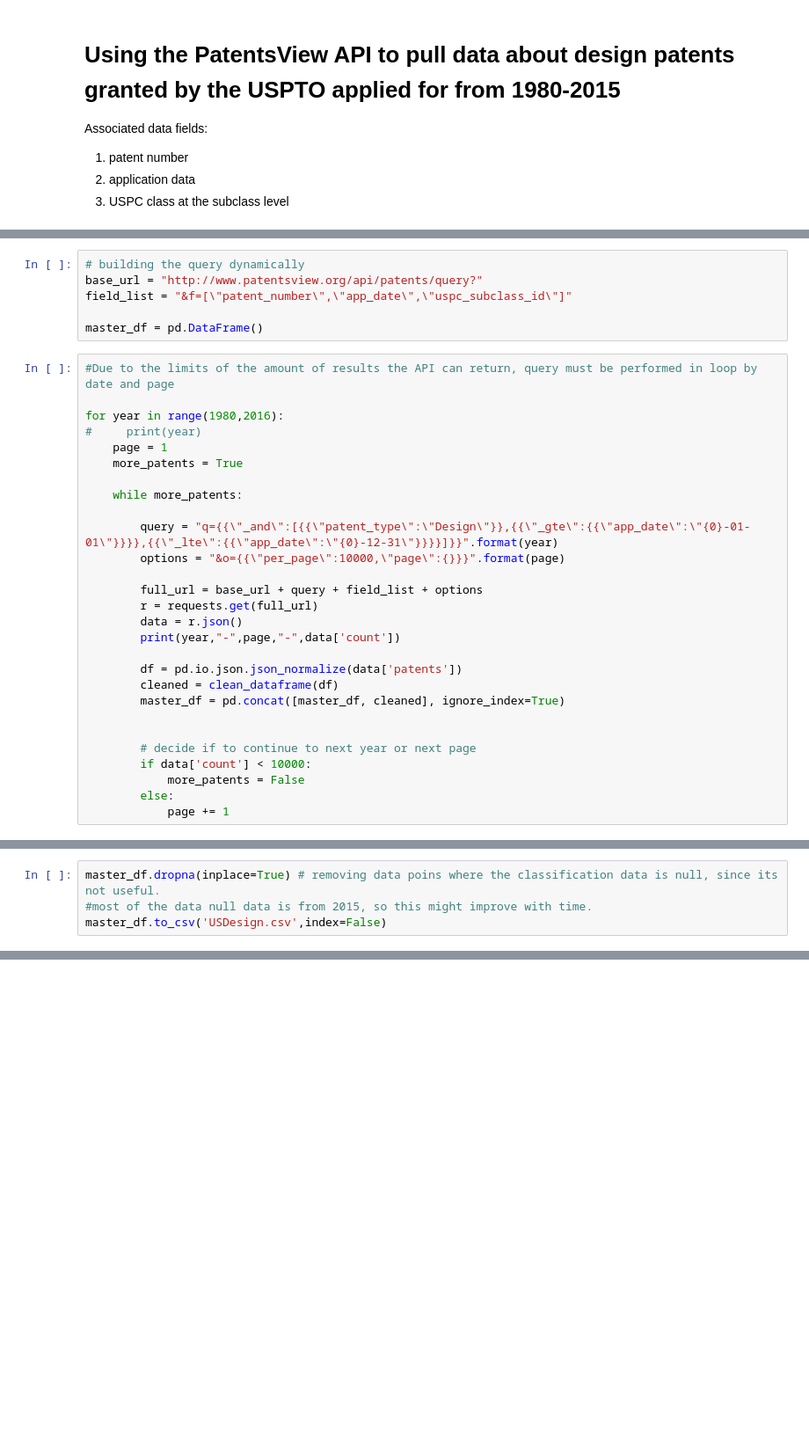
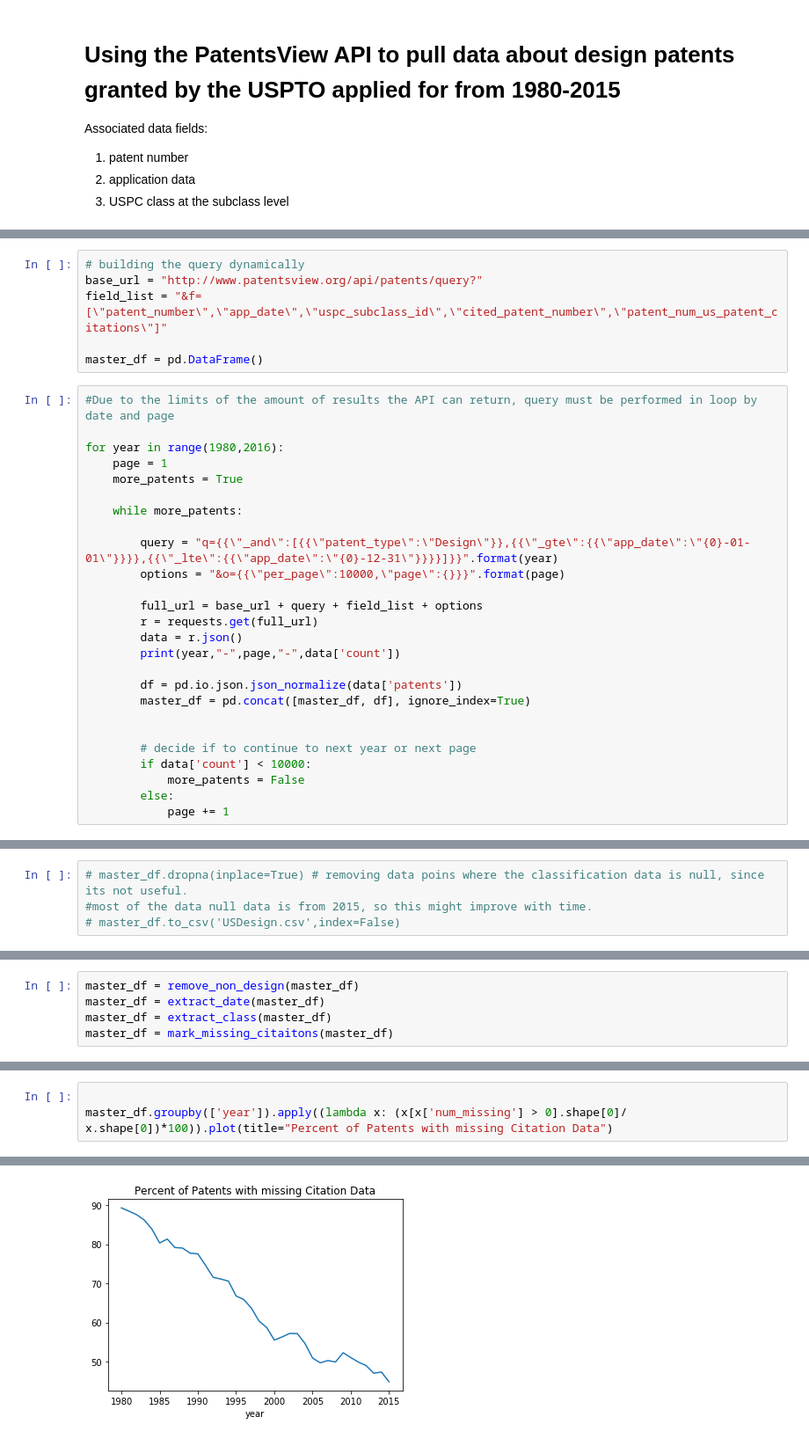
Before and after one commit to TieraLee/patents, a Jupyter notebook: dataPull.ipynb, the cells around one changed output, grey strips where cells are left out. Shown at 88% size. Saved outputs shown, nothing was run; the diff lists cells and outputs as text; blank space fills up the shorter version.

Commit message:
refactor, mark missing citation data

```diff
--- a/dataPull.ipynb
+++ b/dataPull.ipynb
@@ -35,14 +85,13 @@ def clean_dataframe(df):
 # %%
 # building the query dynamically
 base_url = "http://www.patentsview.org/api/patents/query?"
-field_list = "&f=[\"patent_number\",\"app_date\",\"uspc_subclass_id\"]"
+field_list = "&f=[\"patent_number\",\"app_date\",\"uspc_subclass_id\",\"cited_patent_number\",\"patent_num_us_patent_citations\"]"
 
 master_df = pd.DataFrame()
 # %%
 #Due to the limits of the amount of results the API can return, query must be performed in loop by date and page
 
 for year in range(1980,2016):
-#     print(year)
     page = 1
     more_patents = True
 
@@ -57,8 +106,7 @@ for year in range(1980,2016):
         print(year,"-",page,"-",data['count'])
 
         df = pd.io.json.json_normalize(data['patents'])
-        cleaned = clean_dataframe(df)
-        master_df = pd.concat([master_df, cleaned], ignore_index=True)
+        master_df = pd.concat([master_df, df], ignore_index=True)
 
 
         # decide if to continue to next year or next page
@@ -110,4 +137,4 @@ dtype: int64
 # %%
-master_df.dropna(inplace=True) # removing data poins where the classification data is null, since its not useful.
+# master_df.dropna(inplace=True) # removing data poins where the classification data is null, since its not useful.
 #most of the data null data is from 2015, so this might improve with time.
-master_df.to_csv('USDesign.csv',index=False)
+# master_df.to_csv('USDesign.csv',index=False)
@@ -113,0 +143,5 @@ master_df.to_csv('USDesign.csv',index=False)
+# %%
+master_df = remove_non_design(master_df)
+master_df = extract_date(master_df)
+master_df = extract_class(master_df)
+master_df = mark_missing_citaitons(master_df)
@@ -113,0 +157,4 @@ master_df.to_csv('USDesign.csv',index=False)
+# %%
+
+master_df.groupby(['year']).apply((lambda x: (x[x['num_missing'] > 0].shape[0]/ x.shape[0])*100)).plot(title="Percent of Patents with missing Citation Data")
+# %% [output]
@@ -113,0 +162 @@ master_df.to_csv('USDesign.csv',index=False)
+[figure, added]
```
Also changed, not shown: parts of 18 cells of this notebook.
